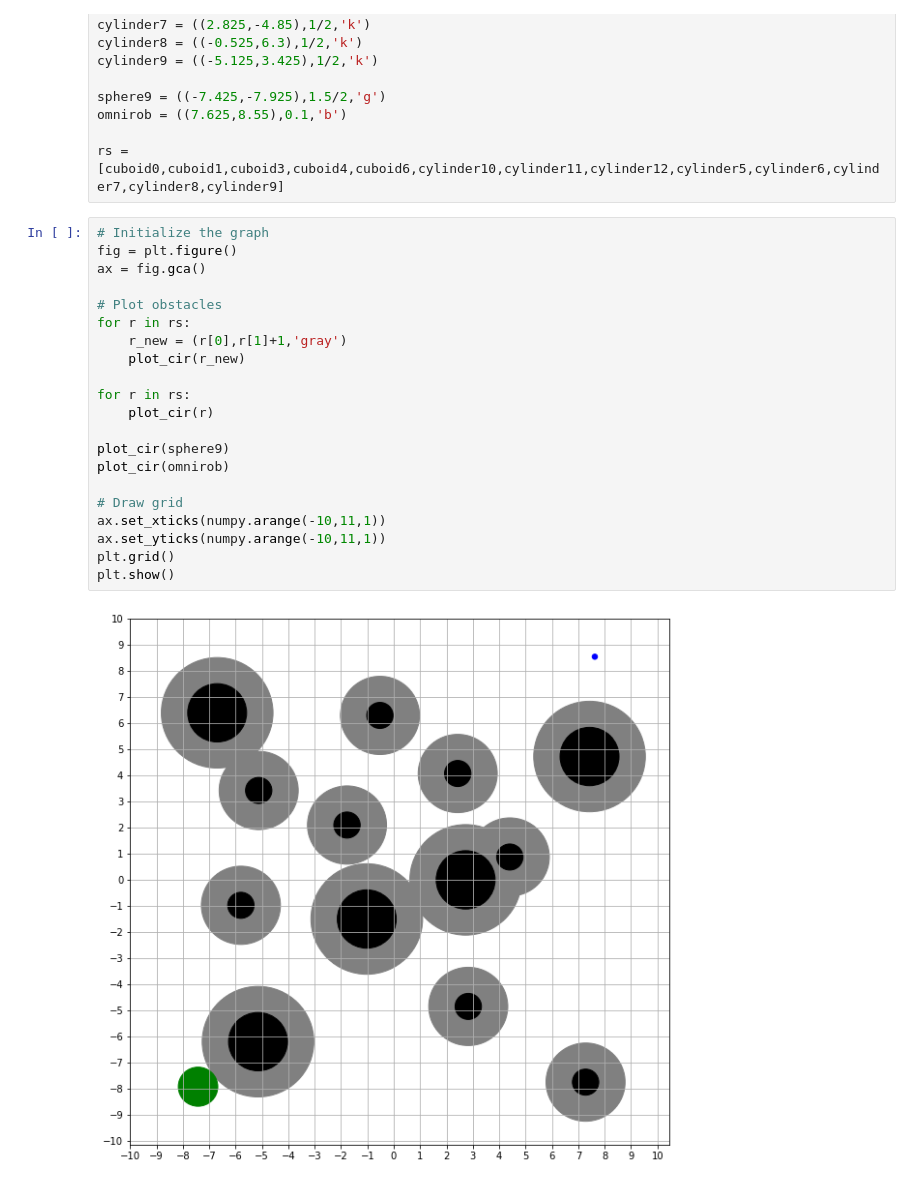
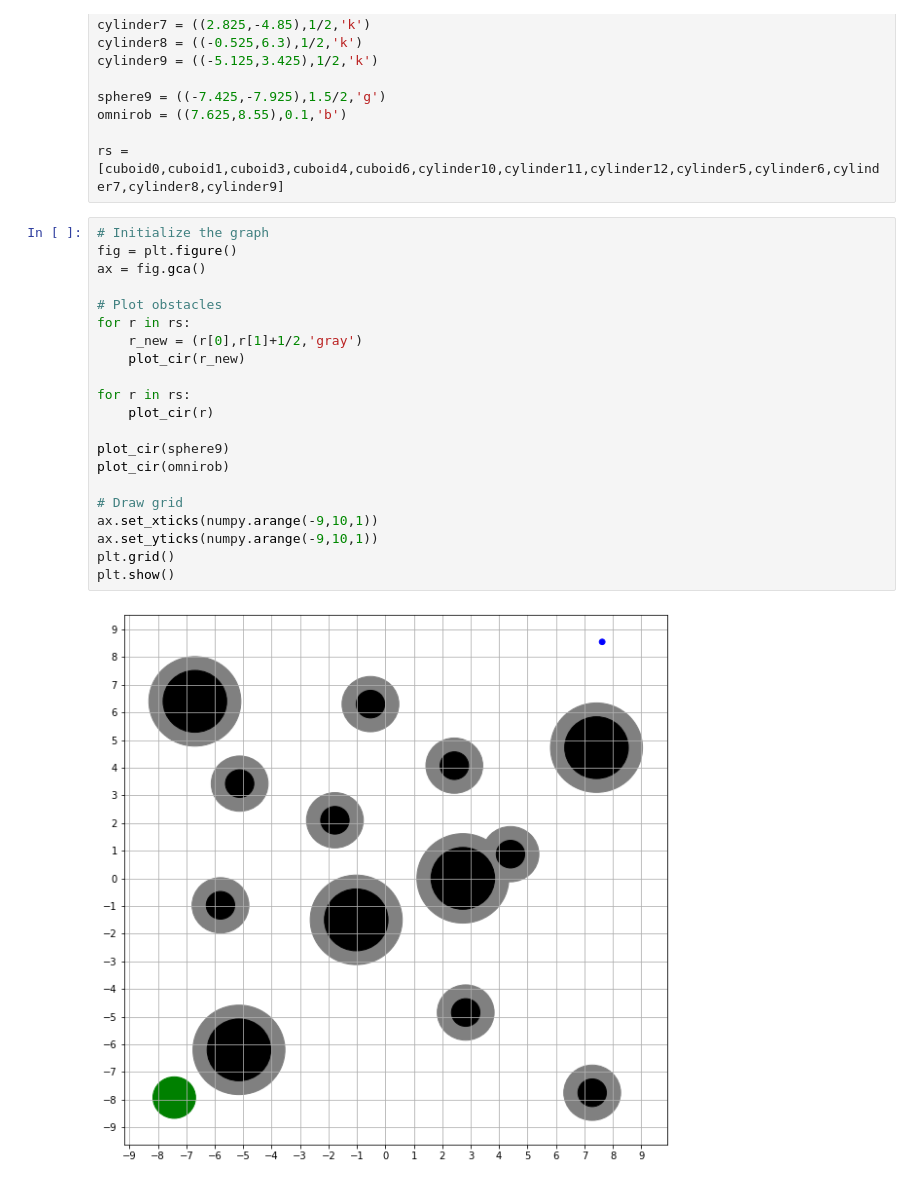
Before and after one commit to maizerrr/cse360, a Jupyter notebook: workshop3/2-a.ipynb, the cells around one changed output. Cells and saved outputs as stored; diff of their text form.

```diff
--- a/workshop3/2-a.ipynb
+++ b/workshop3/2-a.ipynb
@@ -37,23 +37,23 @@ rs = [cuboid0,cuboid1,cuboid3,cuboid4,cuboid6,cylinder10,cylinder11,cylinder12,c
 # %%
 # Initialize the graph
 fig = plt.figure()
 ax = fig.gca()
 
 # Plot obstacles
 for r in rs:
-    r_new = (r[0],r[1]+1,'gray')
+    r_new = (r[0],r[1]+1/2,'gray')
     plot_cir(r_new)
 
 for r in rs:
     plot_cir(r)
 
 plot_cir(sphere9)
 plot_cir(omnirob)
 
 # Draw grid
-ax.set_xticks(numpy.arange(-10,11,1))
-ax.set_yticks(numpy.arange(-10,11,1))
+ax.set_xticks(numpy.arange(-9,10,1))
+ax.set_yticks(numpy.arange(-9,10,1))
 plt.grid()
 plt.show()
 # %% [output]
-[figure, old version]
+[figure, new version]
```
Also changed, not shown: 2 other files.
